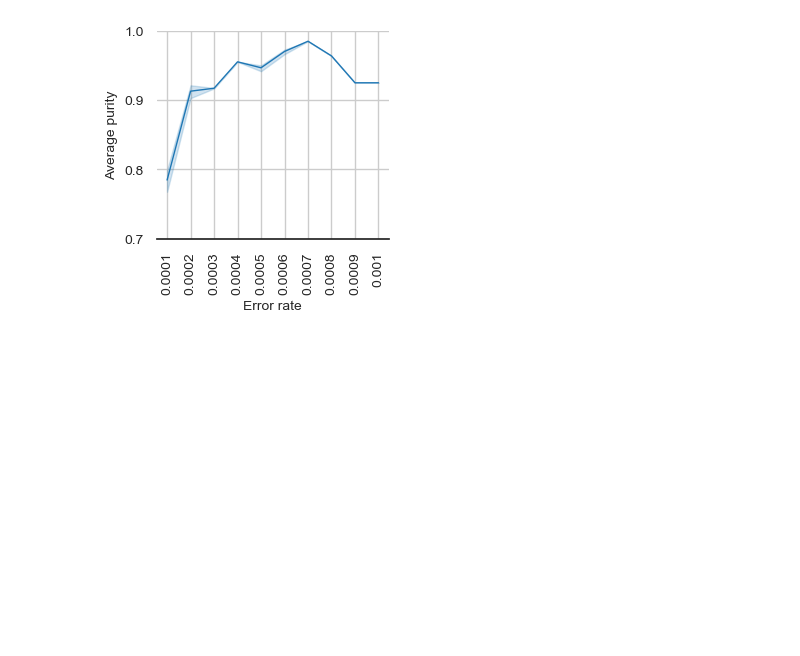
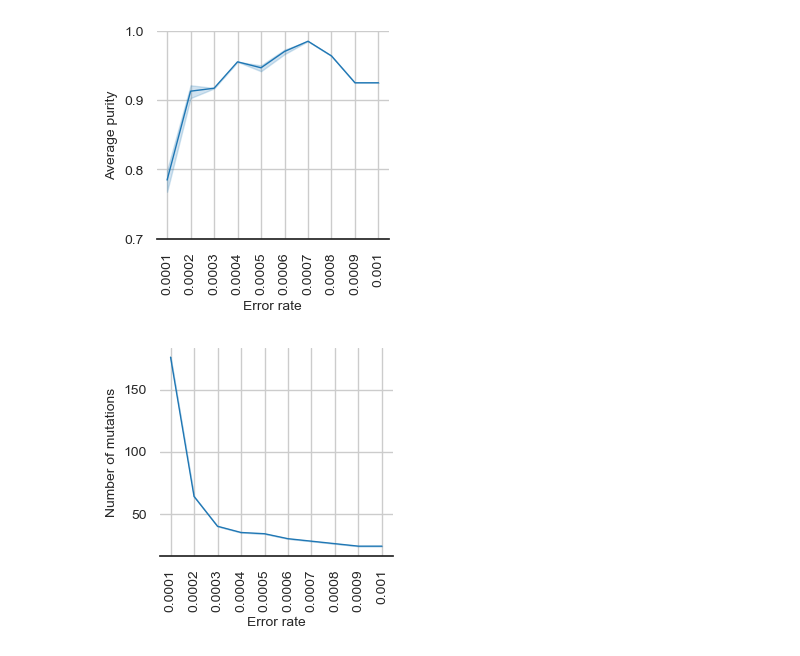
Before and after one commit to cbg-ethz/mt-SCITE, a Jupyter notebook: Notebooks/performance_P9855.ipynb, the cells around one changed output. Drawn from its saved outputs; the diff is of its cells as text; code cells hidden in the pictures; blank space fills up the shorter version.

Commit message:
figures for ms_200423

```diff
--- a/Notebooks/performance_P9855.ipynb
+++ b/Notebooks/performance_P9855.ipynb
@@ -399,3 +398,16 @@ plt.savefig(f'../../data/P9855_figures/avg_purity.svg', dpi=300, bbox_inches='ti
 plt.savefig(f'../../data/P9855_figures/avg_purity.jpg', dpi=300, bbox_inches='tight', transparent=True)
 # %% [output]
 [figure]
+# %%
+with plot_style(figsize=(3, 2.7), ticklabelsize=10, labelsize=10):
+    sns.lineplot(data=performance, x="error_rate", y="n_muts", lw=1) #marker='o'
+    plt.grid(axis='both')
+    #ax.set_xlim(0, 20)
+    plt.xticks(rotation=90)
+    #plt.legend(bbox_to_anchor=(1.05, 1), loc=2, borderaxespad=0.)
+    plt.ylabel('Number of mutations')
+    plt.xlabel('Error rate')
+    plt.savefig(f'../../data/P9855_figures/n_muts.svg', dpi=300, bbox_inches='tight', transparent=True)
+    plt.savefig(f'../../data/P9855_figures/n_muts.jpg', dpi=300, bbox_inches='tight', transparent=True)
+# %% [output]
+[figure, added]
```
Also changed, not shown: parts of 8 cells of this notebook.
